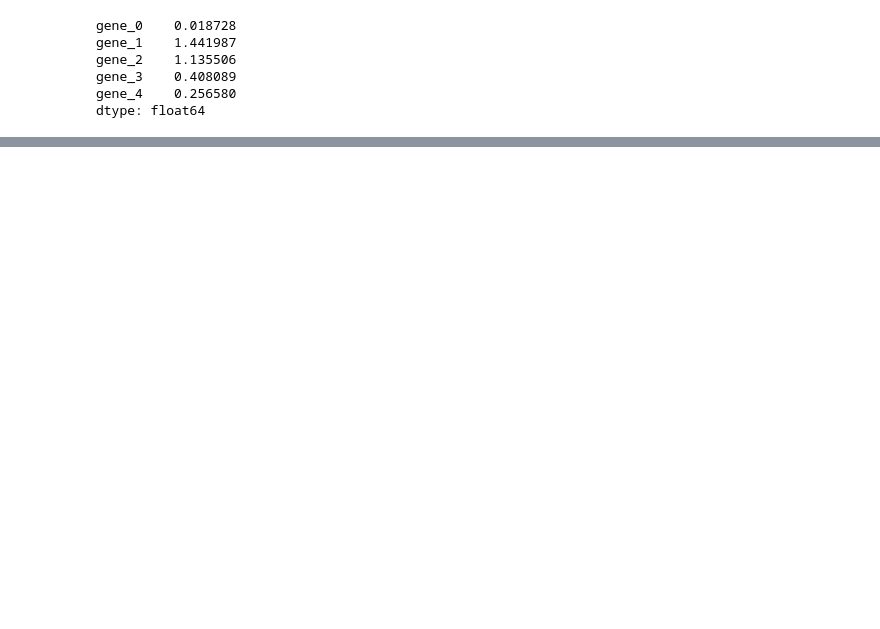
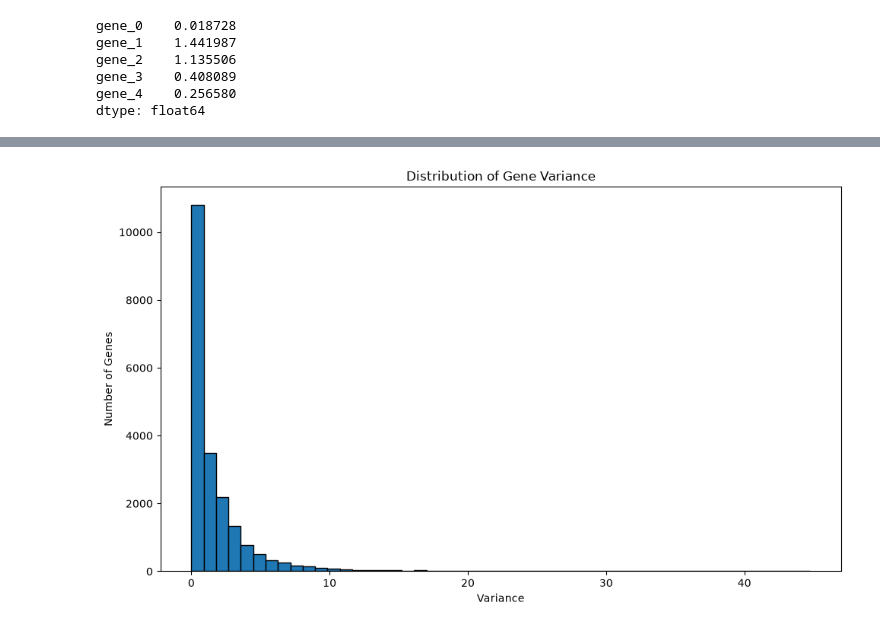
Before and after one commit to arahandoshi/computational-biology-cancer-classification, a Jupyter notebook: notebooks/03_EDA.ipynb, the cells around one changed output, grey strips where cells are left out. Drawn from its saved outputs; the diff is of its cells as text; code cells hidden in the pictures; blank space fills up the shorter version.

```diff
--- a/notebooks/03_EDA.ipynb
+++ b/notebooks/03_EDA.ipynb
@@ -71,0 +155,35 @@ plt.show()
+# %%
+import numpy as np
+import matplotlib.pyplot as plt
+
+gene_variance = expression_df.var(axis=0)
+
+plt.figure(figsize=(10,6))
+
+plt.hist(
+    gene_variance,
+    bins=50,
+    edgecolor="black"
+)
+
+plt.title("Distribution of Gene Variance")
+plt.xlabel("Variance")
+plt.ylabel("Number of Genes")
+
+plt.tight_layout()
+
+plt.savefig(
+    "../results/figures/eda/gene_variance_distribution.png",
+    dpi=300,
+    bbox_inches="tight"
+)
+
+plt.savefig(
+    "../results/figures/eda/gene_variance_distribution.pdf",
+    bbox_inches="tight"
+)
+
+plt.show()
+plt.close()
+# %% [output]
+[figure, added]
```
Also changed, not shown: parts of 15 cells of this notebook, 29 other files.
